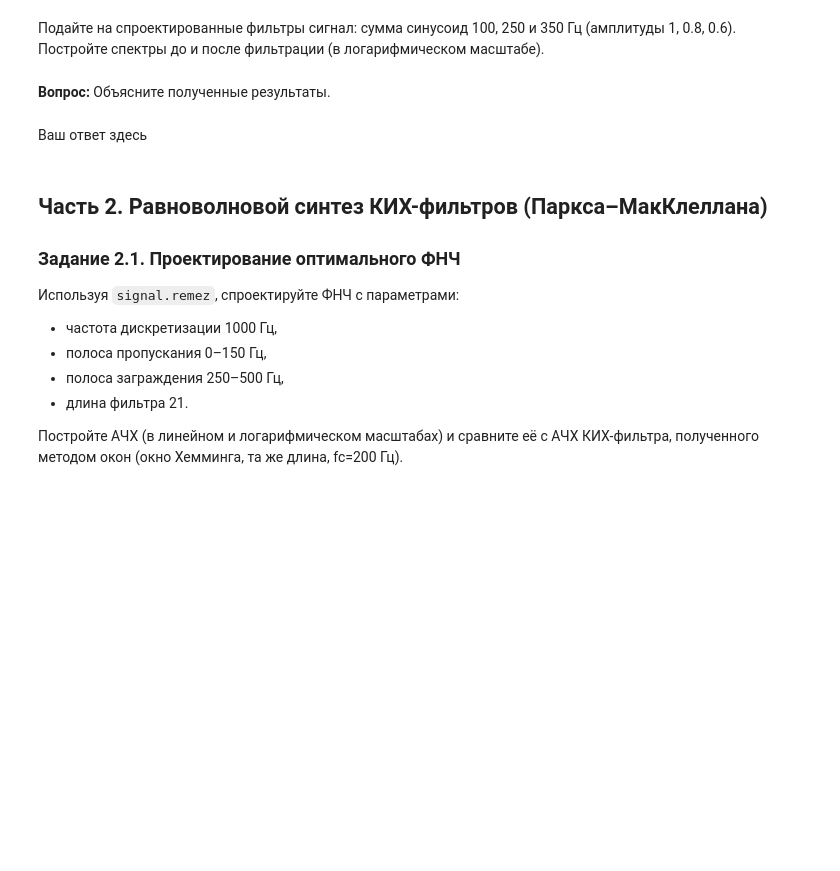
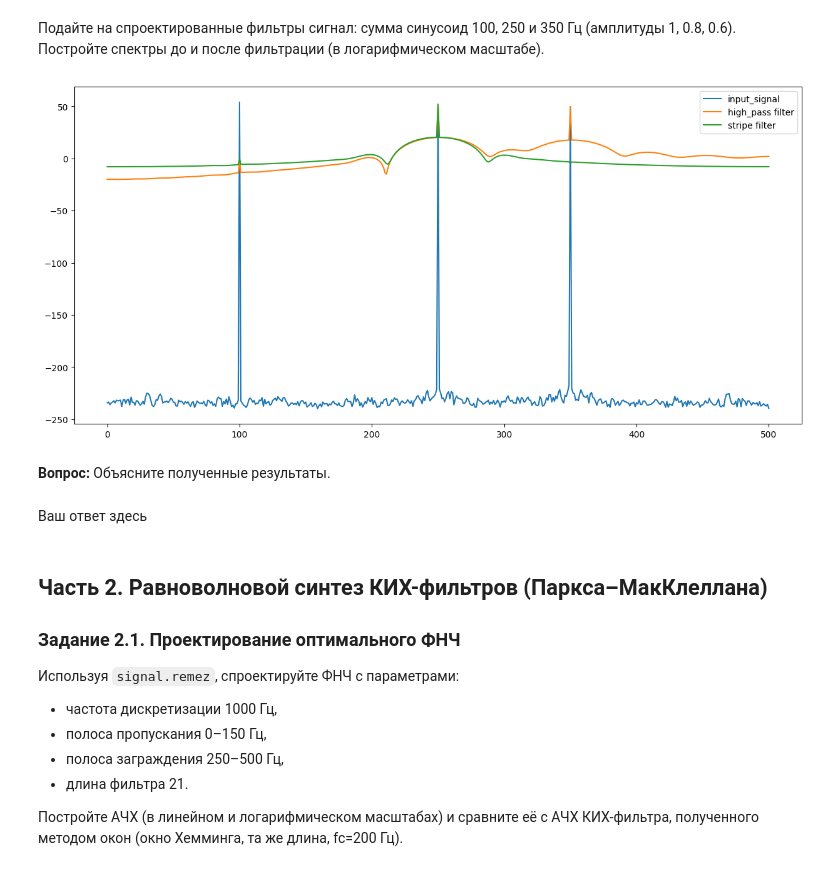
Before and after one commit to Korobokkk/YADRO-2026_dsp-seminars, a Jupyter notebook: seminars/6.ipynb, the cells around one changed output. Drawn from its saved outputs; the diff is of its cells as text; code cells hidden in the pictures; blank space fills up the shorter version.

```diff
--- a/seminars/6.ipynb
+++ b/seminars/6.ipynb
@@ -90,3 +105,35 @@ type_window = 'hamming'
+# %%
+A_arr = [1, 0.8, 0.6]
+coef_sin_arr = [100, 250, 350]
+phase =0
+fs =1000
+t = np.arange(0, 1, 1/fs)
+
+sin0 = A_arr[0]* np.sin(2* np.pi * coef_sin_arr[0]* t + phase)
+sin1 = A_arr[1]* np.sin(2* np.pi * coef_sin_arr[1]* t + phase)
+sin2 = A_arr[2]* np.sin(2* np.pi * coef_sin_arr[2]* t + phase)
+input_signal = sin0 + sin1 + sin2
+
+X = np.fft.rfft(input_signal)
+X_db = 20 * np.log10(np.abs(X) + 1e-12)
+freq = np.fft.rfftfreq(len(input_signal), 1/fs)
+
+result_signal_for_high_pass_filt = scipy.signal.lfilter(h, 1, input_signal)
+result_signal_for_stripe_pass_filt = scipy.signal.lfilter(h_stripe, 1, input_signal)
+
+X_high_pass = np.fft.rfft(result_signal_for_high_pass_filt)
+X_stripe_pass = np.fft.rfft(result_signal_for_stripe_pass_filt)
+X_high_pass_db = 20 * np.log10(np.abs(X_high_pass) + 1e-12)
+X_stripe_pass_db = 20 * np.log10(np.abs(X_stripe_pass) + 1e-12)
+
+plt.figure(figsize=(15, 7))
+plt.plot(freq, X_db, label = 'input_signal')
+plt.plot(freq, X_high_pass_db, label = 'high_pass filter')
+plt.plot(freq, X_stripe_pass_db, label = 'stripe filter')
+plt.legend()
+plt.show()
+# %% [output]
+[figure, added]
 # %% [markdown]
 **Вопрос:** Объясните полученные результаты.
 # %% [markdown]
```
Also changed, not shown: parts of 5 cells of this notebook.
